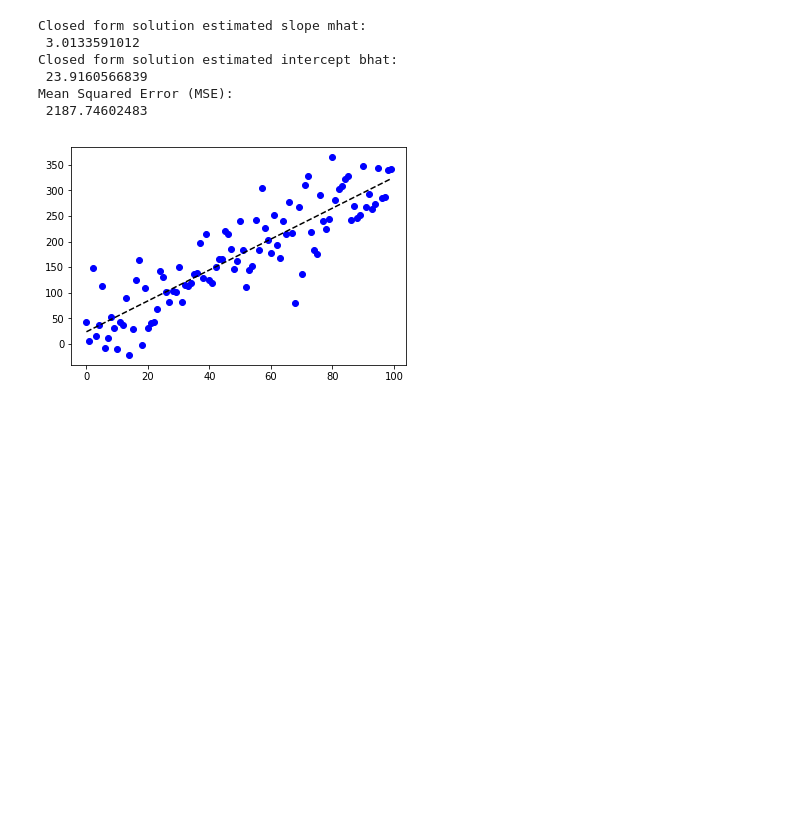
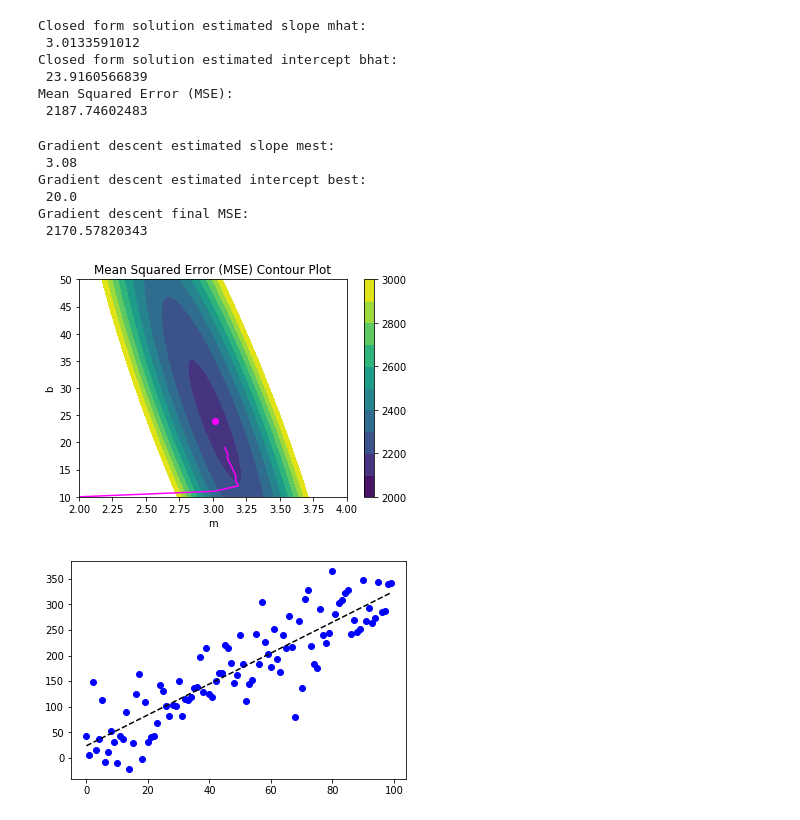
Before and after one commit to ThatGuyWithTheHat/Py_Jupyter, a Jupyter notebook: 17b_Simple_Linear_Regression.ipynb, the cells around one changed output. Saved outputs shown, nothing was run; the diff lists cells and outputs as text; code cells hidden in the pictures; blank space fills up the shorter version.

```diff
--- a/17b_Simple_Linear_Regression.ipynb
+++ b/17b_Simple_Linear_Regression.ipynb
@@ -147,6 +147,47 @@ Closed form solution estimated intercept bhat:
  23.9160566839
 Mean Squared Error (MSE):
  2187.74602483
+# %%
+# gradient descent (very simplified and crude for demonstration clarity)
+# proper implementation would be more efficient, faster, more accurate, and much more complex
+mest = 2
+best = 10
+step = 0.01
+numIterations = 1000
+msteps = []
+bsteps = []
+for i in range(0, numIterations):
+    MSE = np.sum(np.square(y - (mest*x + best)))/N
+    dbest = -2*np.sum(y - mest*x - best)
+    dmest = -2*np.sum(x*y - mest*x**2 - best*x)
+    mest -= step*np.sign(dmest)
+    best -= step*np.sign(dbest)
+    if i % 100 == 0:
+        msteps.append(mest)
+        bsteps.append(best)
+
+print("Gradient descent estimated slope mest:\n", mest)
+print("Gradient descent estimated intercept best:\n", best)
+print("Gradient descent final MSE:\n", MSE)
+
+plt.figure()
+levels = [2000, 2100, 2200, 2300, 2400, 2500, 2600, 2700, 2800, 2900, 3000]
+cp = plt.contourf(M, B, Z, levels)
+plt.colorbar(cp)
+plt.plot(mhat, bhat, "o", color="magenta")
+plt.plot(msteps, bsteps, color="magenta")
+plt.title('Mean Squared Error (MSE) Contour Plot')
+plt.xlabel('m')
+plt.ylabel('b')
+plt.show()
+# %% [output]
+Gradient descent estimated slope mest:
+ 3.08
+Gradient descent estimated intercept best:
+ 20.0
+Gradient descent final MSE:
+ 2170.57820343
+[figure, added]
 # %%
 import numpy as np
 import matplotlib.pyplot as plt
```
